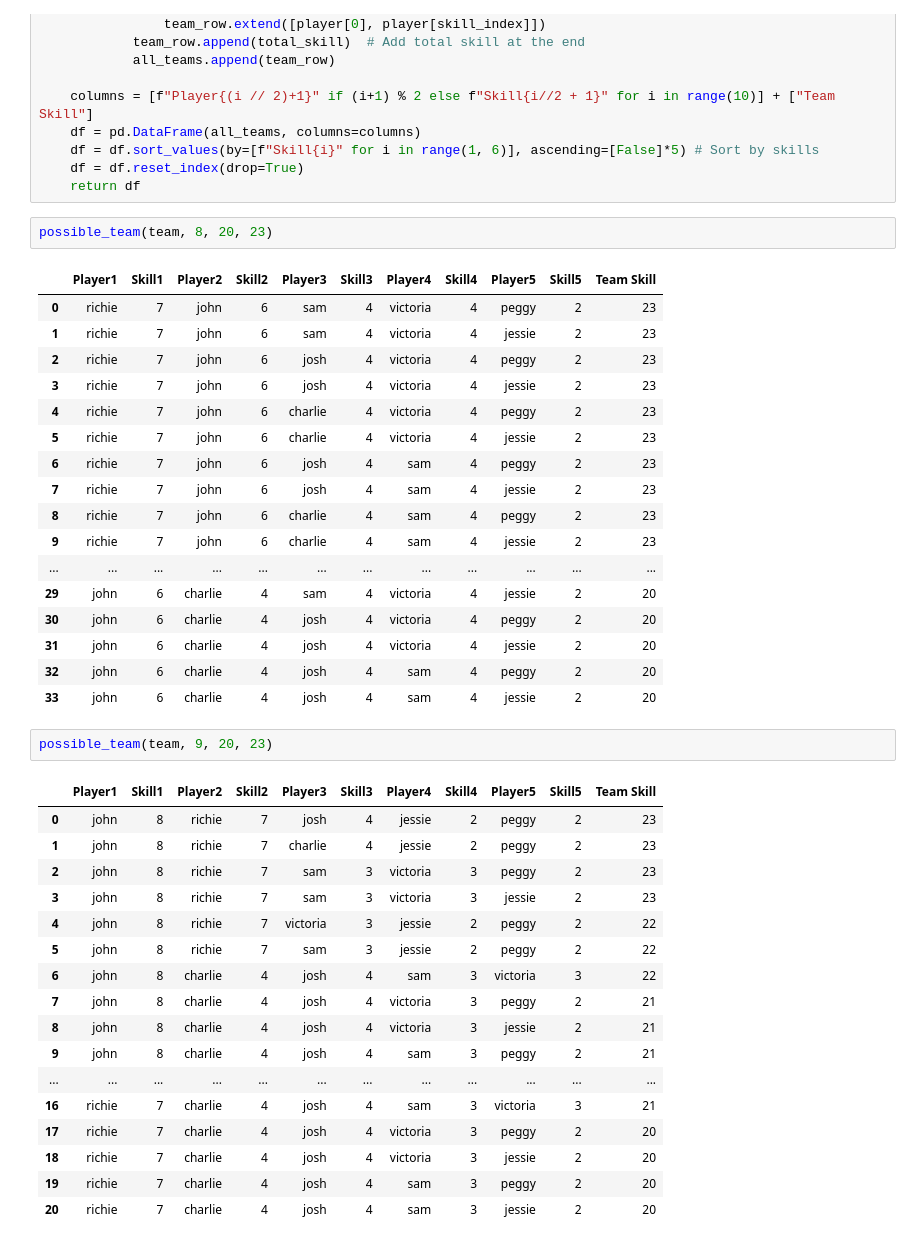
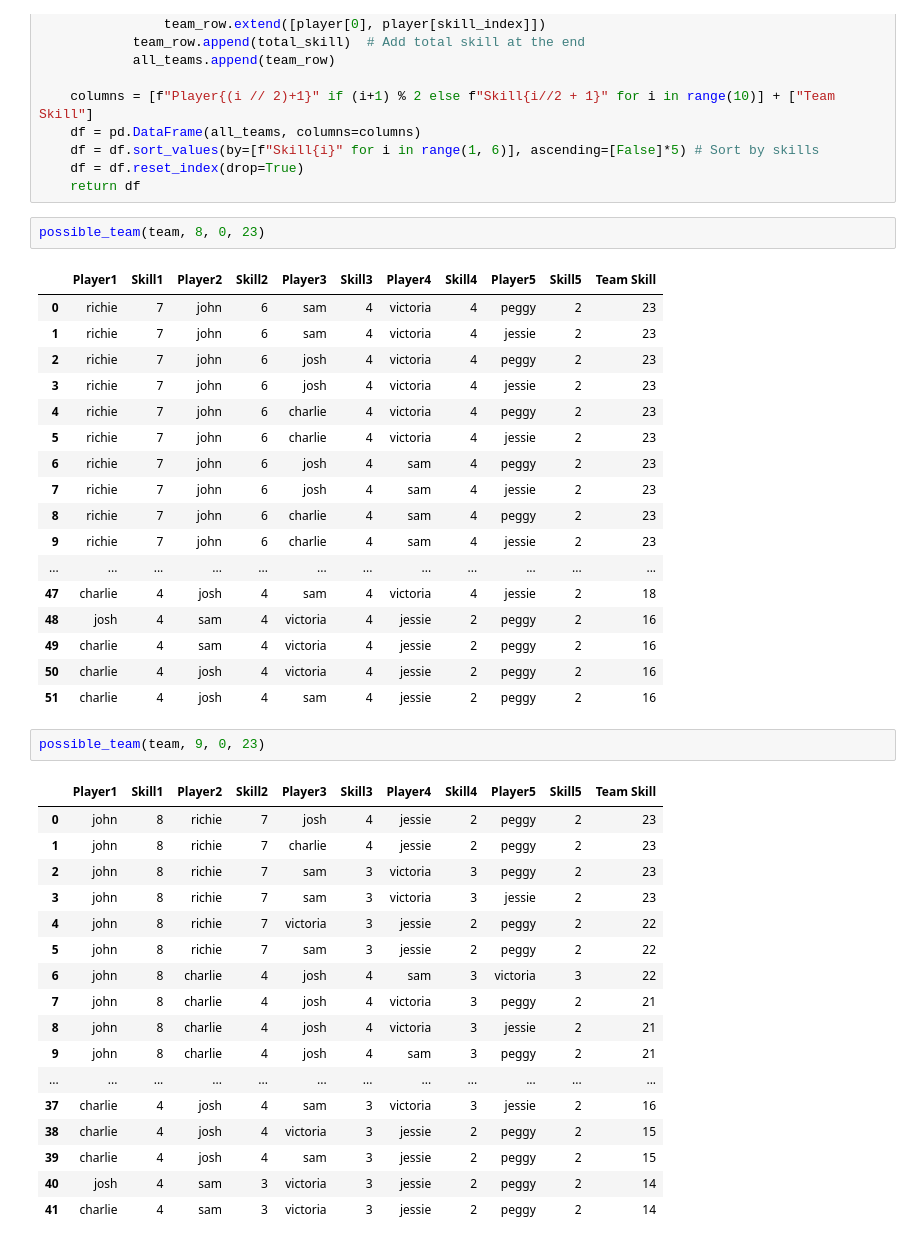
Before and after one commit to rmanis/CRM-Notebooks, a Jupyter notebook: APA.ipynb, the cells around one changed output. Drawn from its saved outputs; the diff is of its cells as text.

```diff
--- a/APA.ipynb
+++ b/APA.ipynb
@@ -47,7 +47,7 @@ def possible_team(team_data, game, min_skill, max_skill):
     df = df.reset_index(drop=True)
     return df
 # %%
-possible_team(team, 8, 20, 23)
+possible_team(team, 8, 0, 23)
 # %% [output]
 |  | Player1 | Skill1 | Player2 | Skill2 | Player3 | Skill3 | Player4 | Skill4 | Player5 | Skill5 | Team Skill |
 | 0 | richie | 7 | john | 6 | sam | 4 | victoria | 4 | peggy | 2 | 23 |
@@ -61,28 +61,28 @@ possible_team(team, 8, 20, 23)
 | 8 | richie | 7 | john | 6 | charlie | 4 | sam | 4 | peggy | 2 | 23 |
 | 9 | richie | 7 | john | 6 | charlie | 4 | sam | 4 | jessie | 2 | 23 |
 | ... | ... | ... | ... | ... | ... | ... | ... | ... | ... | ... | ... |
-| 29 | john | 6 | charlie | 4 | sam | 4 | victoria | 4 | jessie | 2 | 20 |
-| 30 | john | 6 | charlie | 4 | josh | 4 | victoria | 4 | peggy | 2 | 20 |
-| 31 | john | 6 | charlie | 4 | josh | 4 | victoria | 4 | jessie | 2 | 20 |
-| 32 | john | 6 | charlie | 4 | josh | 4 | sam | 4 | peggy | 2 | 20 |
-| 33 | john | 6 | charlie | 4 | josh | 4 | sam | 4 | jessie | 2 | 20 |
+| 47 | charlie | 4 | josh | 4 | sam | 4 | victoria | 4 | jessie | 2 | 18 |
+| 48 | josh | 4 | sam | 4 | victoria | 4 | jessie | 2 | peggy | 2 | 16 |
+| 49 | charlie | 4 | sam | 4 | victoria | 4 | jessie | 2 | peggy | 2 | 16 |
+| 50 | charlie | 4 | josh | 4 | victoria | 4 | jessie | 2 | peggy | 2 | 16 |
+| 51 | charlie | 4 | josh | 4 | sam | 4 | jessie | 2 | peggy | 2 | 16 |
 # %%
-possible_team(team, 9, 20, 23)
+possible_team(team, 9, 0, 23)
 # %% [output]
 |  | Player1 | Skill1 | Player2 | Skill2 | Player3 | Skill3 | Player4 | Skill4 | Player5 | Skill5 | Team Skill |
 | 0 | john | 8 | richie | 7 | josh | 4 | jessie | 2 | peggy | 2 | 23 |
 | 1 | john | 8 | richie | 7 | charlie | 4 | jessie | 2 | peggy | 2 | 23 |
 | 2 | john | 8 | richie | 7 | sam | 3 | victoria | 3 | peggy | 2 | 23 |
 | 3 | john | 8 | richie | 7 | sam | 3 | victoria | 3 | jessie | 2 | 23 |
 | 4 | john | 8 | richie | 7 | victoria | 3 | jessie | 2 | peggy | 2 | 22 |
 | 5 | john | 8 | richie | 7 | sam | 3 | jessie | 2 | peggy | 2 | 22 |
 | 6 | john | 8 | charlie | 4 | josh | 4 | sam | 3 | victoria | 3 | 22 |
 | 7 | john | 8 | charlie | 4 | josh | 4 | victoria | 3 | peggy | 2 | 21 |
 | 8 | john | 8 | charlie | 4 | josh | 4 | victoria | 3 | jessie | 2 | 21 |
 | 9 | john | 8 | charlie | 4 | josh | 4 | sam | 3 | peggy | 2 | 21 |
 | ... | ... | ... | ... | ... | ... | ... | ... | ... | ... | ... | ... |
-| 16 | richie | 7 | charlie | 4 | josh | 4 | sam | 3 | victoria | 3 | 21 |
-| 17 | richie | 7 | charlie | 4 | josh | 4 | victoria | 3 | peggy | 2 | 20 |
-| 18 | richie | 7 | charlie | 4 | josh | 4 | victoria | 3 | jessie | 2 | 20 |
-| 19 | richie | 7 | charlie | 4 | josh | 4 | sam | 3 | peggy | 2 | 20 |
-| 20 | richie | 7 | charlie | 4 | josh | 4 | sam | 3 | jessie | 2 | 20 |
+| 37 | charlie | 4 | josh | 4 | sam | 3 | victoria | 3 | jessie | 2 | 16 |
+| 38 | charlie | 4 | josh | 4 | victoria | 3 | jessie | 2 | peggy | 2 | 15 |
+| 39 | charlie | 4 | josh | 4 | sam | 3 | jessie | 2 | peggy | 2 | 15 |
+| 40 | josh | 4 | sam | 3 | victoria | 3 | jessie | 2 | peggy | 2 | 14 |
+| 41 | charlie | 4 | sam | 3 | victoria | 3 | jessie | 2 | peggy | 2 | 14 |
```
